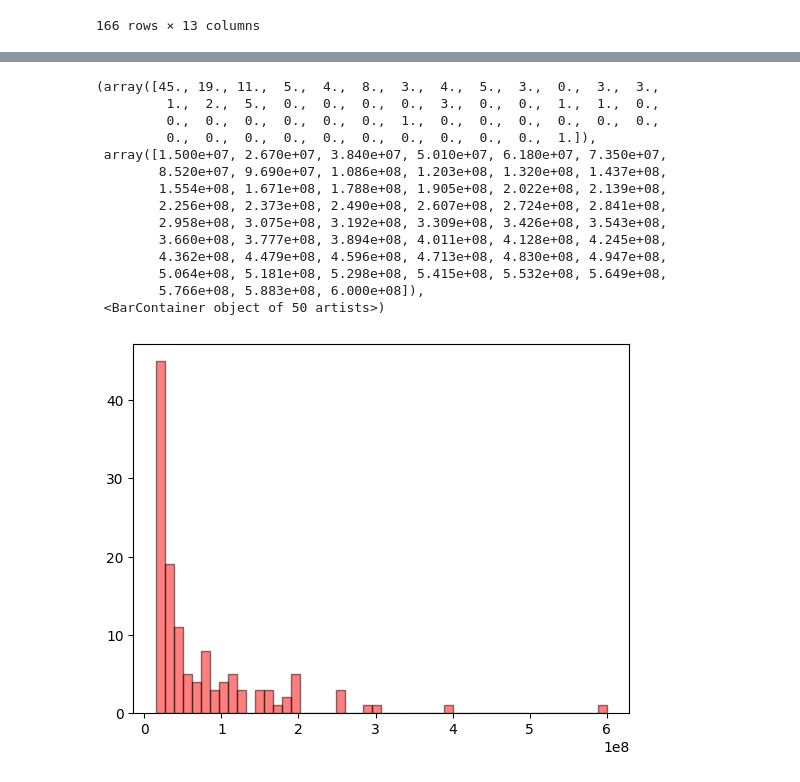
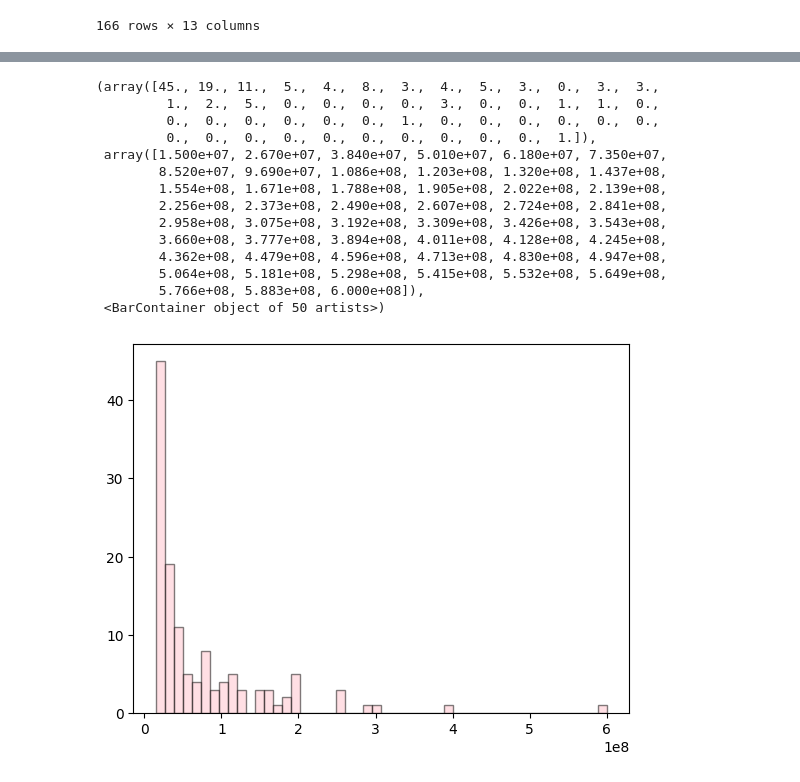
Before and after one commit to loubutch/710020717_Empirical_Project, a Jupyter notebook: source/summary_and_visualisations.ipynb, the cells around one changed output, grey strips where cells are left out. Drawn from its saved outputs; the diff is of its cells as text; code cells hidden in the pictures.

```diff
--- a/source/summary_and_visualisations.ipynb
+++ b/source/summary_and_visualisations.ipynb
@@ -128,20 +199,20 @@ df_series
 # %%
 plt.hist(df_series['Approximate_Sales'], bins=50,
-          color='red', edgecolor='black', alpha = 0.5)
+          color='pink', edgecolor='black', alpha = 0.5)
 # %% [output]
 (array([45., 19., 11.,  5.,  4.,  8.,  3.,  4.,  5.,  3.,  0.,  3.,  3.,
          1.,  2.,  5.,  0.,  0.,  0.,  0.,  3.,  0.,  0.,  1.,  1.,  0.,
          0.,  0.,  0.,  0.,  0.,  0.,  1.,  0.,  0.,  0.,  0.,  0.,  0.,
          0.,  0.,  0.,  0.,  0.,  0.,  0.,  0.,  0.,  0.,  1.]),
  array([1.500e+07, 2.670e+07, 3.840e+07, 5.010e+07, 6.180e+07, 7.350e+07,
         8.520e+07, 9.690e+07, 1.086e+08, 1.203e+08, 1.320e+08, 1.437e+08,
         1.554e+08, 1.671e+08, 1.788e+08, 1.905e+08, 2.022e+08, 2.139e+08,
         2.256e+08, 2.373e+08, 2.490e+08, 2.607e+08, 2.724e+08, 2.841e+08,
         2.958e+08, 3.075e+08, 3.192e+08, 3.309e+08, 3.426e+08, 3.543e+08,
         3.660e+08, 3.777e+08, 3.894e+08, 4.011e+08, 4.128e+08, 4.245e+08,
         4.362e+08, 4.479e+08, 4.596e+08, 4.713e+08, 4.830e+08, 4.947e+08,
         5.064e+08, 5.181e+08, 5.298e+08, 5.415e+08, 5.532e+08, 5.649e+08,
         5.766e+08, 5.883e+08, 6.000e+08]),
  <BarContainer object of 50 artists>)
-[figure, old version]
+[figure, new version]
 # %%
```
Also changed, not shown: parts of 16 cells of this notebook, 1 other file.
